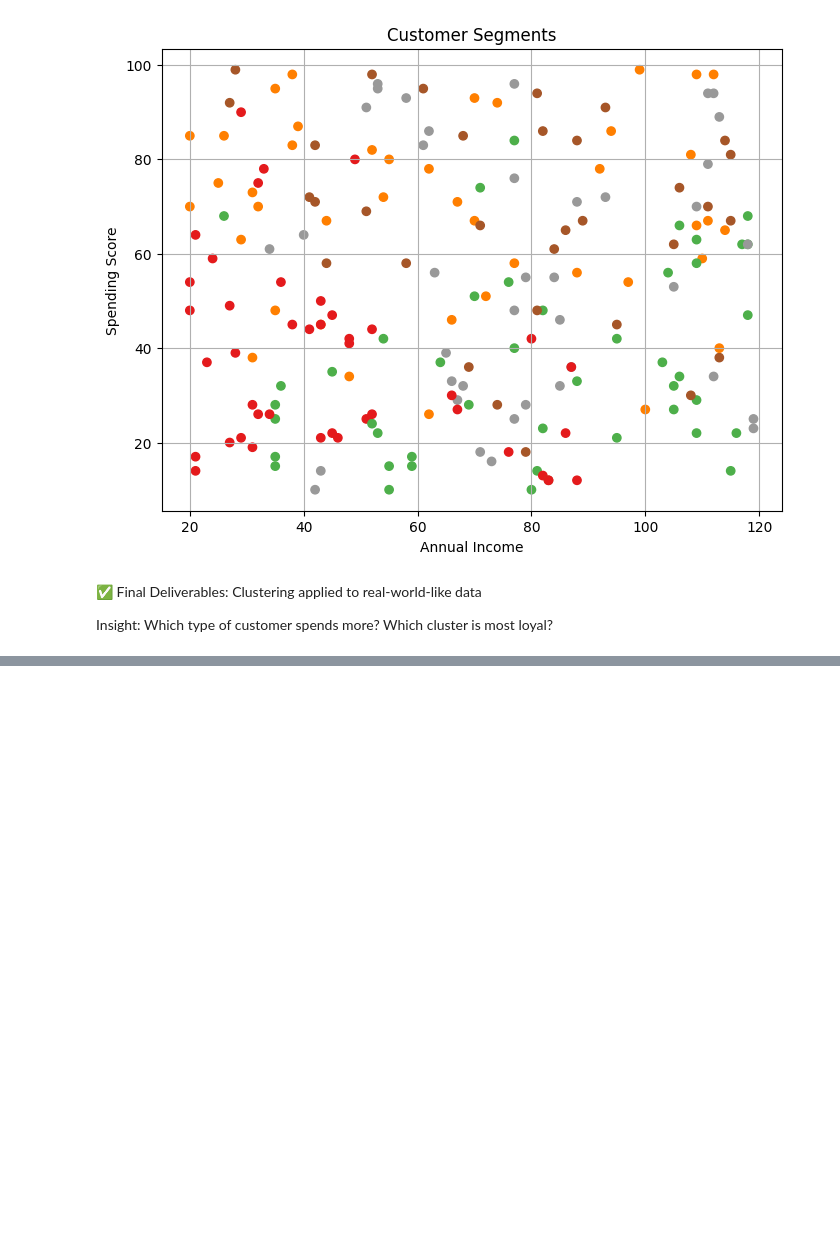
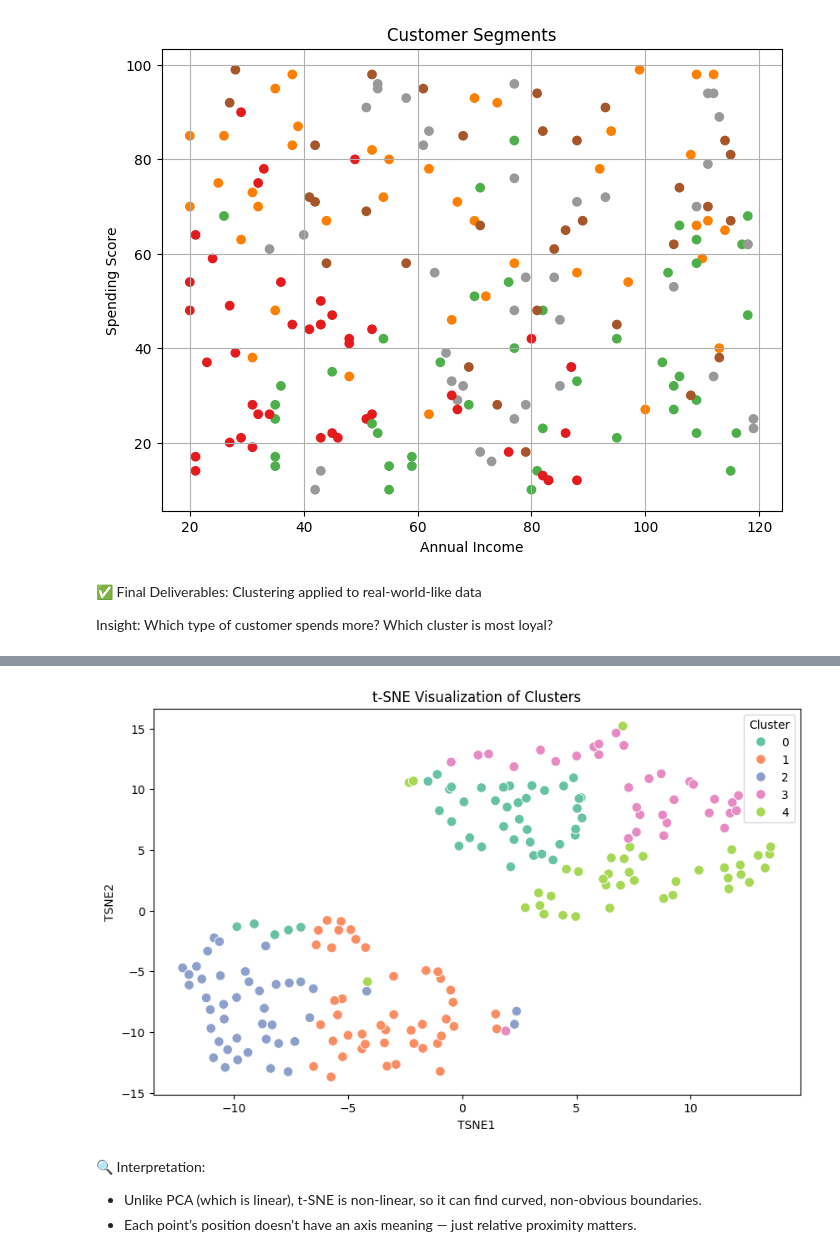
Before and after one commit to Rakshath66/ai-foundations, a Jupyter notebook: phase2/07_unsupervised_learning.ipynb, the cells around one changed output, grey strips where cells are left out. Cells and saved outputs as stored; diff of their text form; code cells hidden in the pictures; blank space fills up the shorter version.

```diff
--- a/phase2/07_unsupervised_learning.ipynb
+++ b/phase2/07_unsupervised_learning.ipynb
@@ -328,0 +468,27 @@ Insight: Which type of customer spends more? Which cluster is most loyal?
+# %%
+from sklearn.manifold import TSNE
+import seaborn as sns
+import matplotlib.pyplot as plt
+
+# Run t-SNE
+tsne = TSNE(n_components=2, random_state=42, perplexity=30)
+tsne_result = tsne.fit_transform(scaled)
+
+# Add to DataFrame
+df['TSNE1'] = tsne_result[:, 0]
+df['TSNE2'] = tsne_result[:, 1]
+# %%
+# 📈 Visualize t-SNE Output
+# Assuming your clusters are stored in df['Cluster']:
+
+plt.figure(figsize=(10, 6))
+sns.scatterplot(data=df, x='TSNE1', y='TSNE2', hue='Cluster', palette='Set2', s=70)
+plt.title('t-SNE Visualization of Clusters')
+plt.show()
+# %% [output]
+[figure, added]
+# %% [markdown]
+🔍 Interpretation:
+
+- Unlike PCA (which is linear), t-SNE is non-linear, so it can find curved, non-obvious boundaries.
+- Each point’s position doesn't have an axis meaning — just relative proximity matters.
```
Also changed, not shown: parts of 37 cells of this notebook.
